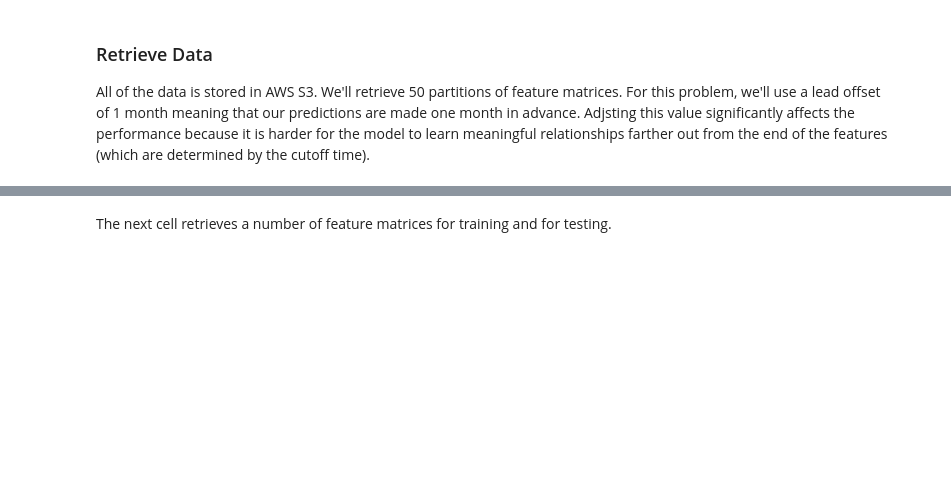
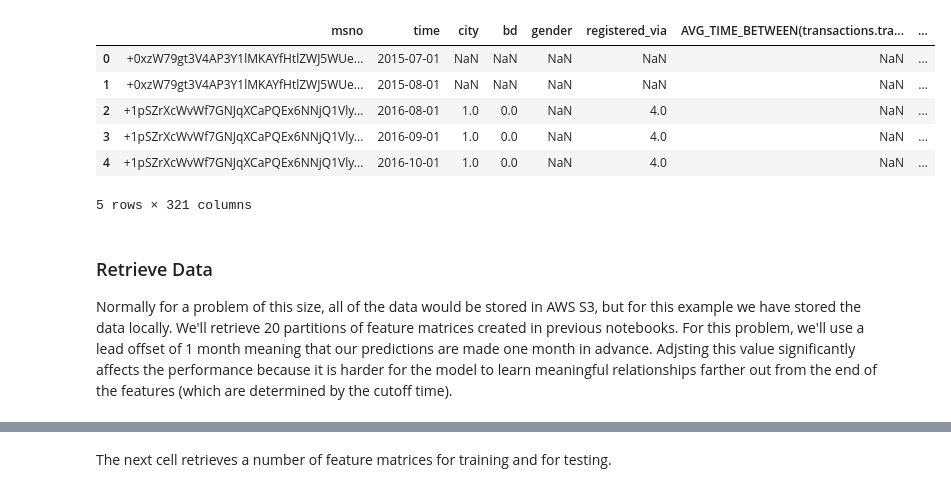
Before and after one commit to alteryx/open_source_demos, a Jupyter notebook: predict-customer-churn/churn/5. Modeling.ipynb, the cells around one changed output, grey strips where cells are left out. Saved outputs shown, nothing was run; the diff lists cells and outputs as text; code cells hidden in the pictures; blank space fills up the shorter version.

Commit message:
fix notebook 5

```diff
--- a/predict-customer-churn/churn/5. Modeling.ipynb
+++ b/predict-customer-churn/churn/5. Modeling.ipynb
@@ -41,10 +44,18 @@ PARTITION_DIR = 's3://customer-churn-spark'
 # %%
-p70_fm = pd.read_csv(f'{PARTITION_DIR}/p70/MS-31_feature_matrix.csv')
-p70_fm.head()
+p7_fm = pd.read_csv(f'{PARTITION_DIR}/p7/MS-31_feature_matrix.csv')
+p7_fm.head()
+# %% [output]
+|  | msno | time | city | bd | gender | registered_via | AVG_TIME_BETWEEN(transactions.tra... | ... |
+| 0 | +0xzW79gt3V4AP3Y1lMKAYfHtlZWJ5WUe... | 2015-07-01 | NaN | NaN | NaN | NaN | NaN | ... |
+| 1 | +0xzW79gt3V4AP3Y1lMKAYfHtlZWJ5WUe... | 2015-08-01 | NaN | NaN | NaN | NaN | NaN | ... |
+| 2 | +1pSZrXcWvWf7GNJqXCaPQEx6NNjQ1Vly... | 2016-08-01 | 1.0 | 0.0 | NaN | 4.0 | NaN | ... |
+| 3 | +1pSZrXcWvWf7GNJqXCaPQEx6NNjQ1Vly... | 2016-09-01 | 1.0 | 0.0 | NaN | 4.0 | NaN | ... |
+| 4 | +1pSZrXcWvWf7GNJqXCaPQEx6NNjQ1Vly... | 2016-10-01 | 1.0 | 0.0 | NaN | 4.0 | NaN | ... |
+5 rows × 321 columns
 # %% [markdown]
 ### Retrieve Data
 
-All of the data is stored in AWS S3. We'll retrieve 50 partitions of feature matrices. For this problem, we'll use a lead offset of 1 month meaning that our predictions are made one month in advance. Adjsting this value significantly affects the performance because it is harder for the model to learn meaningful relationships farther out from the end of the features (which are determined by the cutoff time).
+Normally for a problem of this size, all of the data would be stored in AWS S3, but for this example we have stored the data locally. We'll retrieve 20 partitions of feature matrices created in previous notebooks. For this problem, we'll use a lead offset of 1 month meaning that our predictions are made one month in advance. Adjsting this value significantly affects the performance because it is harder for the model to learn meaningful relationships farther out from the end of the features (which are determined by the cutoff time).
 # %%
 def retrieve_data(partition_num, label_type='MS-31'):
     """Retrieve features and labels and merge. Lead periods is the number of offsets"""
```
Also changed, not shown: parts of 84 cells of this notebook.
